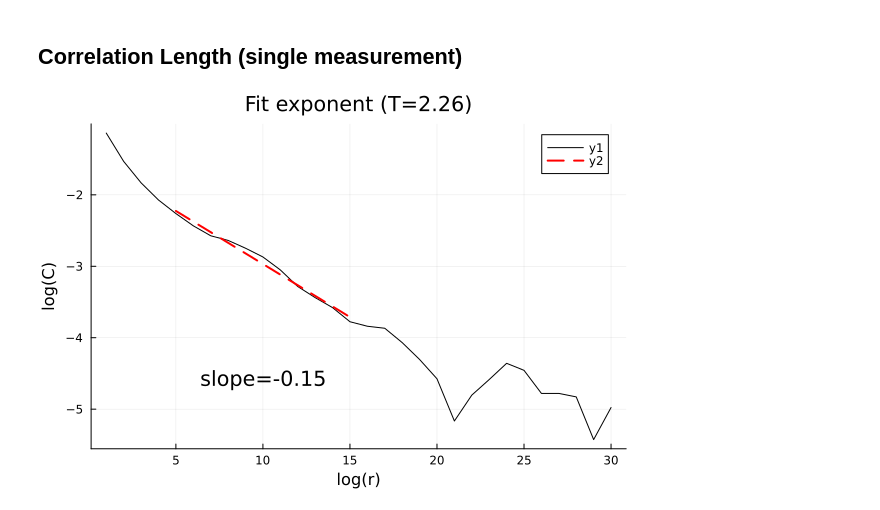
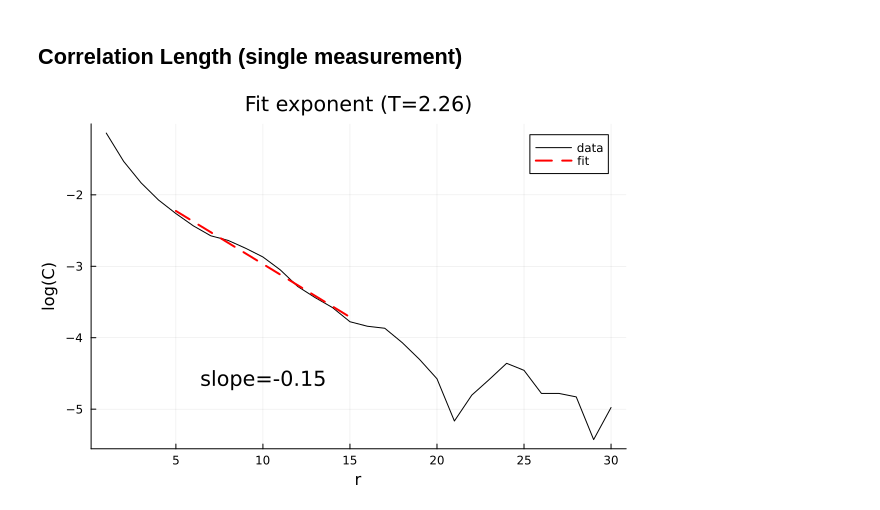
Before and after one commit to noamkochavi/IsingMetropolis, a Jupyter notebook: Analyze_Data_Example.ipynb, the cells around one changed output. Saved outputs shown, nothing was run; the diff lists cells and outputs as text; code cells hidden in the pictures.

```diff
--- a/Analyze_Data_Example.ipynb
+++ b/Analyze_Data_Example.ipynb
@@ -253,22 +237,22 @@ T_meas_skips = Int.(ceil.((corr_ts .+ 0.001) ./ setup_df.meas_sweeps));
 # %%
 curr_T = setup_df.T[20]
 curr_meas = 5
 corr_x = 1:30
 fit_idxs = 5:15 # Pick linear part for each measurement
 curr = "$(base_path)\\$(trial_dir)\\T_$(curr_T)_meas_$(curr_meas).csv"
 
 data = Matrix(CSV.read(curr, DataFrame, header=false))
 a2fft = abs2.(fft(data))
 a2fft[1,1] = 0
 corrlen_fft = a2fft / N
 _corrlen_f = abs.(ifft(corrlen_fft))[1:(L÷2), 1:(L÷2)]
 corrlen_f = (_corrlen_f[1,:] + _corrlen_f[:, 1])/2
 
 
 log_y = log.(corrlen_f[corr_x .+ 1])
-plot(corr_x, log_y, title="Fit exponent (T=$(curr_T))", xlabel="log(r)", ylabel="log(C)", color=:black)
+plot(corr_x, log_y, title="Fit exponent (T=$(curr_T))", xlabel="r", ylabel="log(C)", color=:black, label="data")
 slope, inter = [corr_x[fit_idxs] ones(length(fit_idxs))] \ log_y[fit_idxs]
-plot!(corr_x[fit_idxs], slope .* corr_x[fit_idxs] .+ inter, style=:dash, linewidth=2, color=:red)
+plot!(corr_x[fit_idxs], slope .* corr_x[fit_idxs] .+ inter, style=:dash, linewidth=2, color=:red, label="fit")
 annotate!(corr_x[10], maximum(log_y) + (minimum(log_y) - maximum(log_y)) * 0.8, @sprintf("slope=%.2f", slope))
 # %% [output]
-[figure, old version]
+[figure, new version]
```
Also changed, not shown: parts of 10 cells of this notebook, 1 other file.
